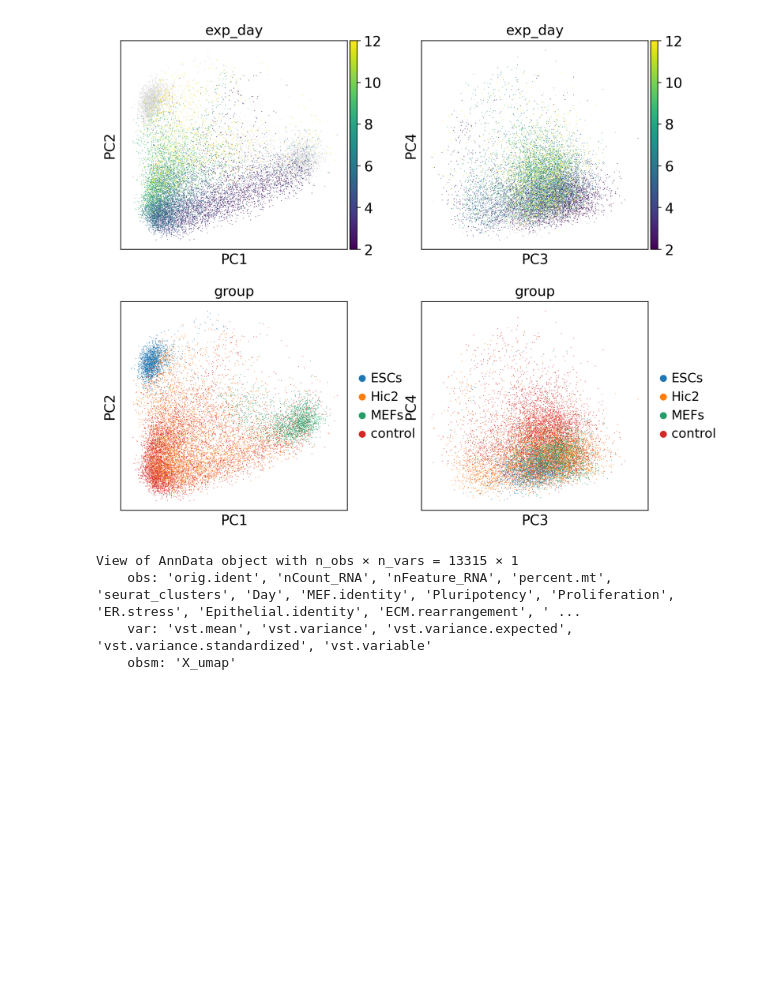
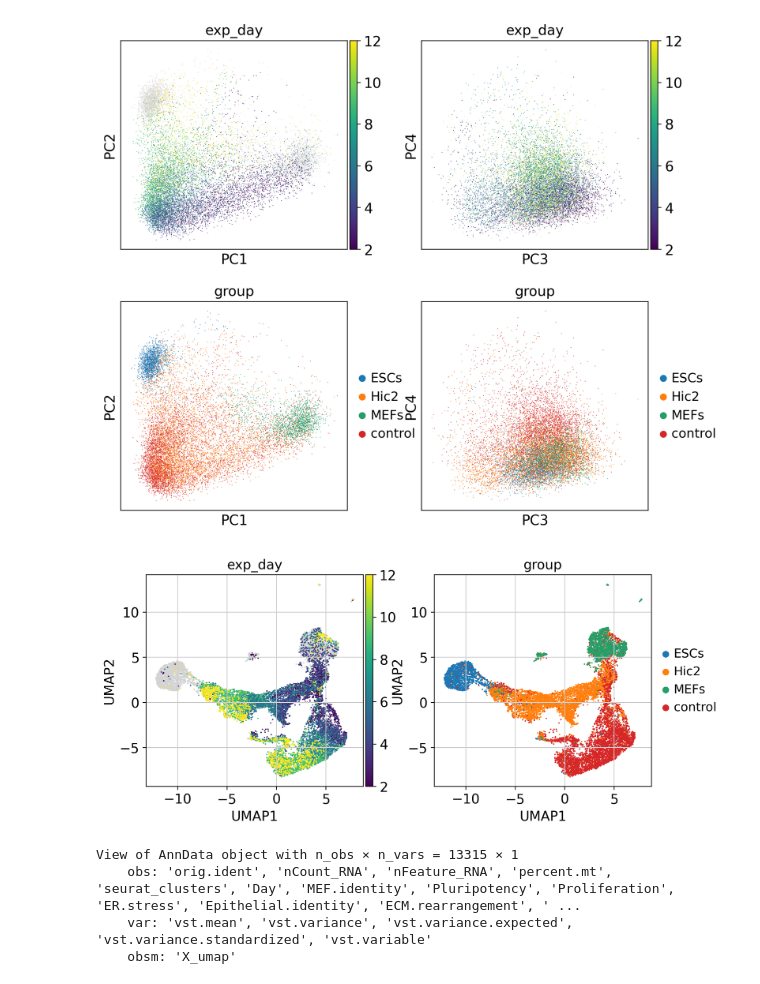
Before and after one commit to logolyte/hic2_masters_project, a Jupyter notebook: Analysis of Seurat data.ipynb, the cells around one changed output. Saved outputs shown, nothing was run; the diff lists cells and outputs as text; code cells hidden in the pictures; blank space fills up the shorter version.

```diff
--- a/Analysis of Seurat data.ipynb
+++ b/Analysis of Seurat data.ipynb
@@ -187,6 +245,16 @@ scanpy.pl.pca(
 # %% [output]
 [figure]
 [figure]
+# %%
+# Plot UMAP
+axes_list = scanpy.pl.umap(adata, color=["exp_day", "group"], show=False)
+for ax in axes_list:
+    ax.yaxis.set_major_locator(matplotlib.ticker.AutoLocator())
+    ax.xaxis.set_major_locator(matplotlib.ticker.AutoLocator())
+
+pyplot.show()
+# %% [output]
+[figure, added]
 # %%
 #%% Get important genes
 
```
Also changed, not shown: parts of 7 cells of this notebook, 18 other files.
